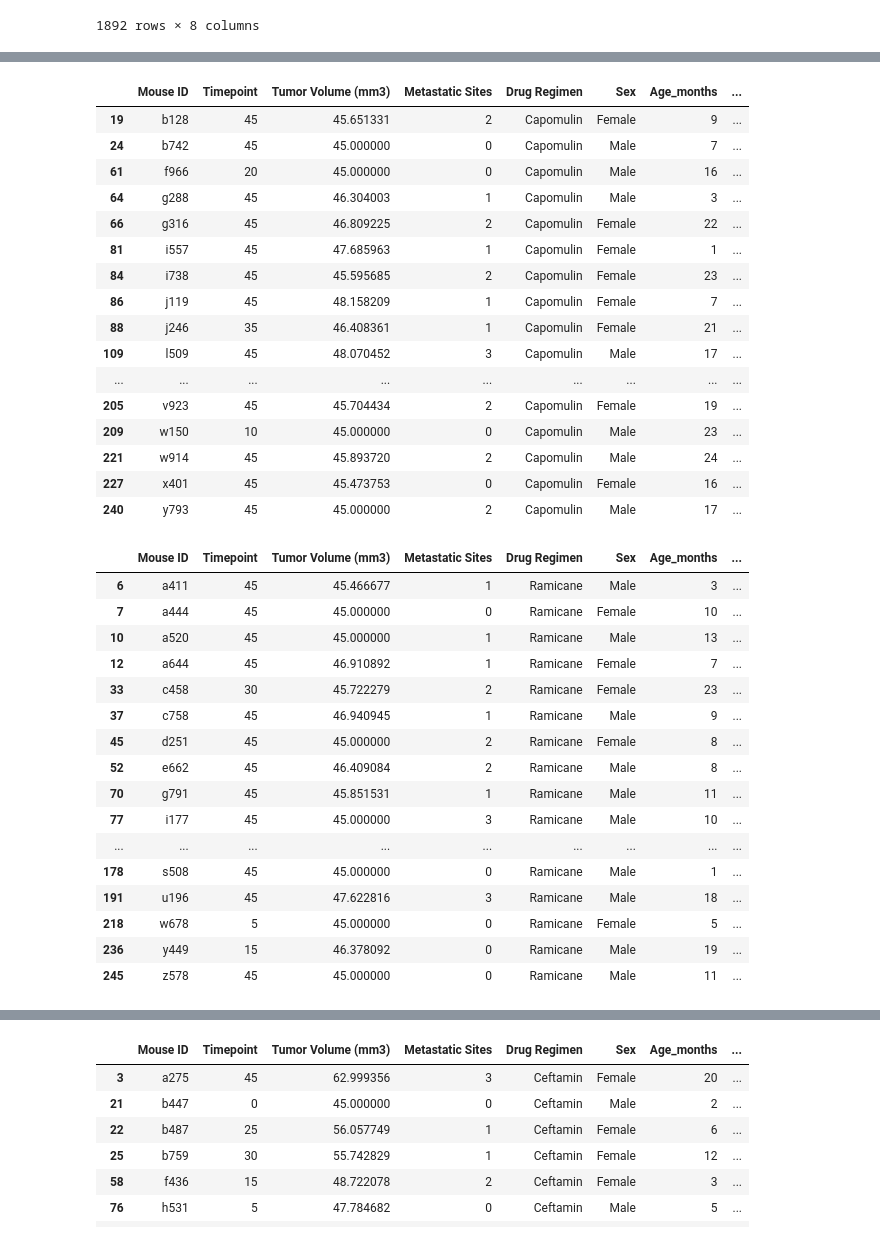
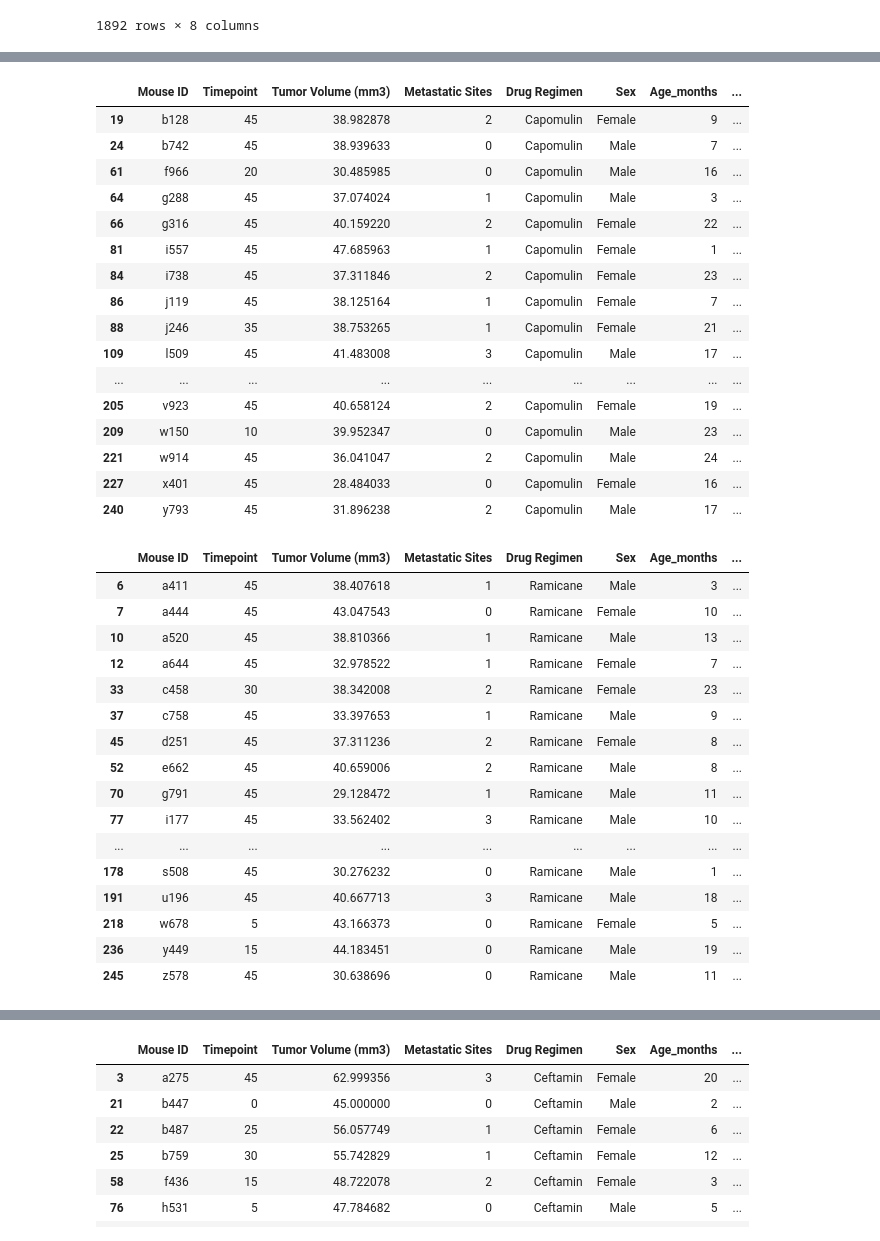
Before and after one commit to jeffreyoverholt/Matplotlib, a Jupyter notebook: pymaceuticals_starter.ipynb, the cells around one changed output, grey strips where cells are left out. Cells and saved outputs as stored; diff of their text form; code cells hidden in the pictures.

```diff
--- a/pymaceuticals_starter.ipynb
+++ b/pymaceuticals_starter.ipynb
@@ -459,6 +460,6 @@ tumor_volume_df
 1892 rows × 8 columns
 # %%
 # Groupby mouseID and find max Timepoint for each mouse (as discussed with the sub)
-ftv_mouse = tumor_volume_df.groupby(["Mouse ID"]).max()
+ftv_mouse = tumor_volume_df.groupby(["Mouse ID"])["Timepoint"].max()
 ftv_mouse
 # %% [output]
@@ -514,8 +514,8 @@ final_ftv_mouse
 # %%
-final_ftv_mouse = final_ftv_mouse.rename(columns = {"Tumor Volume (mm3)_x":"Tumor Volume (mm3)",
-                                                    "Metastatic Sites_x":"Metastatic Sites",
-                                                    "Drug Regimen_x":"Drug Regimen",
-                                                    "Sex_x":"Sex",
-                                                    "Age_months_x":"Age_months",
-                                                    "Weight (g)_x":"Weight (g)"})
-final_ftv_mouse
+# final_ftv_mouse = final_ftv_mouse.rename(columns = {"Tumor Volume (mm3)_x":"Tumor Volume (mm3)",
+#                                                     "Metastatic Sites_x":"Metastatic Sites",
+#                                                     "Drug Regimen_x":"Drug Regimen",
+#                                                     "Sex_x":"Sex",
+#                                                     "Age_months_x":"Age_months",
+#                                                     "Weight (g)_x":"Weight (g)"})
+# final_ftv_mouse
@@ -553,49 +525,49 @@ final_ftv_mouse_df
 # %%
 # Calculate the final tumor volume of each mouse across four of the treatment regimens:
 # Capomulin, Ramicane, Infubinol, and Ceftamin
-capomulin_ftv_mouse = final_ftv_mouse_df.loc[final_ftv_mouse_df["Drug Regimen"] == "Capomulin"]
+capomulin_ftv_mouse = final_ftv_mouse.loc[final_ftv_mouse["Drug Regimen"] == "Capomulin"]
 capomulin_ftv_mouse
 # %% [output]
 |  | Mouse ID | Timepoint | Tumor Volume (mm3) | Metastatic Sites | Drug Regimen | Sex | Age_months | ... |
-| 19 | b128 | 45 | 45.651331 | 2 | Capomulin | Female | 9 | ... |
-| 24 | b742 | 45 | 45.000000 | 0 | Capomulin | Male | 7 | ... |
-| 61 | f966 | 20 | 45.000000 | 0 | Capomulin | Male | 16 | ... |
-| 64 | g288 | 45 | 46.304003 | 1 | Capomulin | Male | 3 | ... |
-| 66 | g316 | 45 | 46.809225 | 2 | Capomulin | Female | 22 | ... |
+| 19 | b128 | 45 | 38.982878 | 2 | Capomulin | Female | 9 | ... |
+| 24 | b742 | 45 | 38.939633 | 0 | Capomulin | Male | 7 | ... |
+| 61 | f966 | 20 | 30.485985 | 0 | Capomulin | Male | 16 | ... |
+| 64 | g288 | 45 | 37.074024 | 1 | Capomulin | Male | 3 | ... |
+| 66 | g316 | 45 | 40.159220 | 2 | Capomulin | Female | 22 | ... |
 | 81 | i557 | 45 | 47.685963 | 1 | Capomulin | Female | 1 | ... |
-| 84 | i738 | 45 | 45.595685 | 2 | Capomulin | Female | 23 | ... |
-| 86 | j119 | 45 | 48.158209 | 1 | Capomulin | Female | 7 | ... |
-| 88 | j246 | 35 | 46.408361 | 1 | Capomulin | Female | 21 | ... |
-| 109 | l509 | 45 | 48.070452 | 3 | Capomulin | Male | 17 | ... |
+| 84 | i738 | 45 | 37.311846 | 2 | Capomulin | Female | 23 | ... |
+| 86 | j119 | 45 | 38.125164 | 1 | Capomulin | Female | 7 | ... |
+| 88 | j246 | 35 | 38.753265 | 1 | Capomulin | Female | 21 | ... |
+| 109 | l509 | 45 | 41.483008 | 3 | Capomulin | Male | 17 | ... |
 | ... | ... | ... | ... | ... | ... | ... | ... | ... |
-| 205 | v923 | 45 | 45.704434 | 2 | Capomulin | Female | 19 | ... |
-| 209 | w150 | 10 | 45.000000 | 0 | Capomulin | Male | 23 | ... |
-| 221 | w914 | 45 | 45.893720 | 2 | Capomulin | Male | 24 | ... |
-| 227 | x401 | 45 | 45.473753 | 0 | Capomulin | Female | 16 | ... |
-| 240 | y793 | 45 | 45.000000 | 2 | Capomulin | Male | 17 | ... |
+| 205 | v923 | 45 | 40.658124 | 2 | Capomulin | Female | 19 | ... |
+| 209 | w150 | 10 | 39.952347 | 0 | Capomulin | Male | 23 | ... |
+| 221 | w914 | 45 | 36.041047 | 2 | Capomulin | Male | 24 | ... |
+| 227 | x401 | 45 | 28.484033 | 0 | Capomulin | Female | 16 | ... |
+| 240 | y793 | 45 | 31.896238 | 2 | Capomulin | Male | 17 | ... |
 # %%
 # Calculate the final tumor volume of each mouse across four of the treatment regimens:
 # Capomulin, Ramicane, Infubinol, and Ceftamin
-ramicane_ftv_mouse = final_ftv_mouse_df.loc[final_ftv_mouse_df["Drug Regimen"] == "Ramicane"]
+ramicane_ftv_mouse = final_ftv_mouse.loc[final_ftv_mouse["Drug Regimen"] == "Ramicane"]
 ramicane_ftv_mouse
 # %% [output]
 |  | Mouse ID | Timepoint | Tumor Volume (mm3) | Metastatic Sites | Drug Regimen | Sex | Age_months | ... |
-| 6 | a411 | 45 | 45.466677 | 1 | Ramicane | Male | 3 | ... |
-| 7 | a444 | 45 | 45.000000 | 0 | Ramicane | Female | 10 | ... |
-| 10 | a520 | 45 | 45.000000 | 1 | Ramicane | Male | 13 | ... |
-| 12 | a644 | 45 | 46.910892 | 1 | Ramicane | Female | 7 | ... |
-| 33 | c458 | 30 | 45.722279 | 2 | Ramicane | Female | 23 | ... |
-| 37 | c758 | 45 | 46.940945 | 1 | Ramicane | Male | 9 | ... |
-| 45 | d251 | 45 | 45.000000 | 2 | Ramicane | Female | 8 | ... |
-| 52 | e662 | 45 | 46.409084 | 2 | Ramicane | Male | 8 | ... |
-| 70 | g791 | 45 | 45.851531 | 1 | Ramicane | Male | 11 | ... |
-| 77 | i177 | 45 | 45.000000 | 3 | Ramicane | Male | 10 | ... |
+| 6 | a411 | 45 | 38.407618 | 1 | Ramicane | Male | 3 | ... |
+| 7 | a444 | 45 | 43.047543 | 0 | Ramicane | Female | 10 | ... |
+| 10 | a520 | 45 | 38.810366 | 1 | Ramicane | Male | 13 | ... |
+| 12 | a644 | 45 | 32.978522 | 1 | Ramicane | Female | 7 | ... |
+| 33 | c458 | 30 | 38.342008 | 2 | Ramicane | Female | 23 | ... |
+| 37 | c758 | 45 | 33.397653 | 1 | Ramicane | Male | 9 | ... |
+| 45 | d251 | 45 | 37.311236 | 2 | Ramicane | Female | 8 | ... |
+| 52 | e662 | 45 | 40.659006 | 2 | Ramicane | Male | 8 | ... |
+| 70 | g791 | 45 | 29.128472 | 1 | Ramicane | Male | 11 | ... |
+| 77 | i177 | 45 | 33.562402 | 3 | Ramicane | Male | 10 | ... |
 | ... | ... | ... | ... | ... | ... | ... | ... | ... |
-| 178 | s508 | 45 | 45.000000 | 0 | Ramicane | Male | 1 | ... |
-| 191 | u196 | 45 | 47.622816 | 3 | Ramicane | Male | 18 | ... |
-| 218 | w678 | 5 | 45.000000 | 0 | Ramicane | Female | 5 | ... |
-| 236 | y449 | 15 | 46.378092 | 0 | Ramicane | Male | 19 | ... |
-| 245 | z578 | 45 | 45.000000 | 0 | Ramicane | Male | 11 | ... |
+| 178 | s508 | 45 | 30.276232 | 0 | Ramicane | Male | 1 | ... |
+| 191 | u196 | 45 | 40.667713 | 3 | Ramicane | Male | 18 | ... |
+| 218 | w678 | 5 | 43.166373 | 0 | Ramicane | Female | 5 | ... |
+| 236 | y449 | 15 | 44.183451 | 0 | Ramicane | Male | 19 | ... |
+| 245 | z578 | 45 | 30.638696 | 0 | Ramicane | Male | 11 | ... |
 # %%
 # Calculate the final tumor volume of each mouse across four of the treatment regimens:
 # Capomulin, Ramicane, Infubinol, and Ceftamin
```
Also changed, not shown: parts of 12 cells of this notebook.
